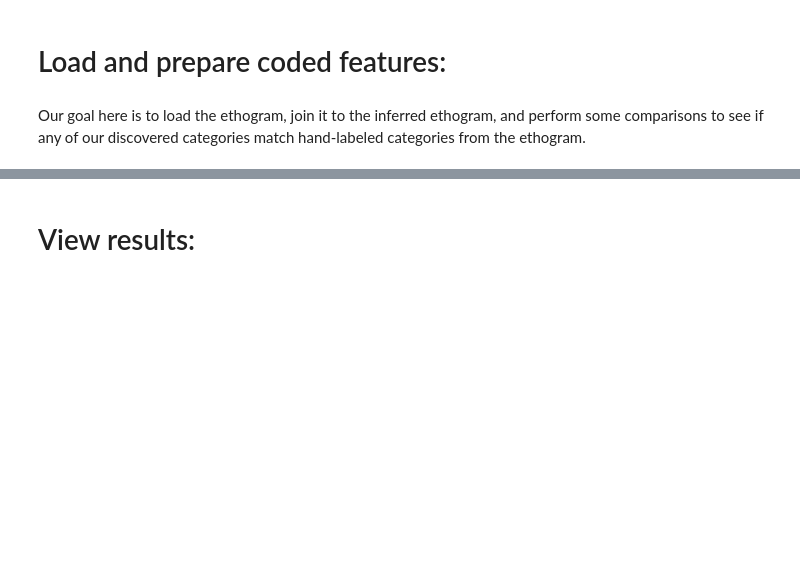
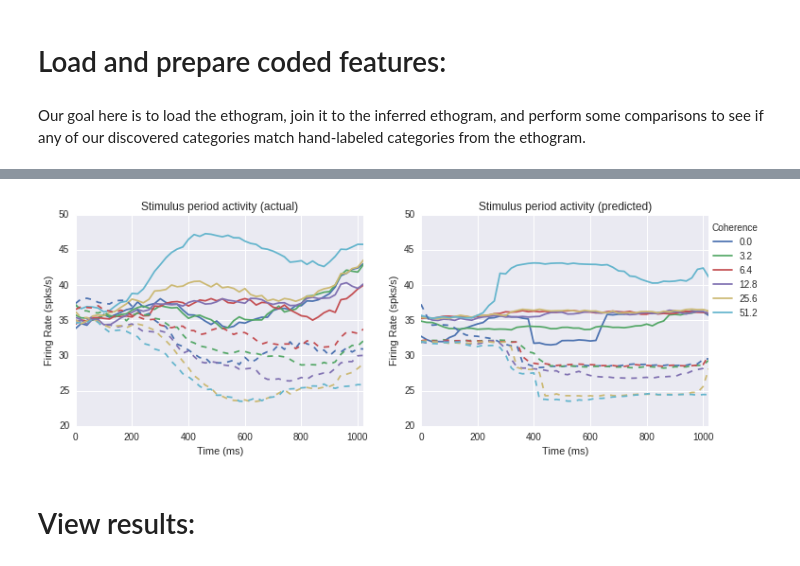
Before and after one commit to pearsonlab/spiketopics, a Jupyter notebook: experiments/roitman/explore_inferred_states.ipynb, the cells around one changed output, grey strips where cells are left out. Saved outputs shown, nothing was run; the diff lists cells and outputs as text; code cells hidden in the pictures; blank space fills up the shorter version.

Commit message:
comparison with shadlen data working

```diff
--- a/experiments/roitman/explore_inferred_states.ipynb
+++ b/experiments/roitman/explore_inferred_states.ipynb
@@ -98,6 +96,9 @@ if gpm.regressors:
     plt.xlim(0, 5);
 # %% [markdown]
 ## Latent Categories
+# %%
+frn = gpm.nodes['fr_latents']
+fr_mean_effect = frn.expected_x()
 # %%
 plt.figure(figsize=(16, 4))
 
@@ -197,3 +209,42 @@ edf.head()
+# %%
+plt.figure(figsize=(12, 4))
+
+##### first, do actual
+ax = plt.subplot(1, 2, 1)
+
+# label cols according to coherence, RF
+coh_tbl = code[['stimulus', 'coherence', 'into_RF']].drop_duplicates()
+colnames = []
+for idx, row in coh_tbl.iterrows():
+    coh_str = str(row['coherence'] / 10)
+    colnames.append(coh_str)
+
+fr.columns = colnames
+midpt = int(fr.shape[1] / 2)
+fr.iloc[:, :midpt].plot(ax=ax, legend=False)
+fr.iloc[:, midpt:].plot(ax=ax, legend=False, linestyle='--')
+plt.xlabel('Time (ms)')
+plt.ylabel('Firing Rate (spks/s)')
+plt.title('Stimulus period activity (actual)')
+yl = plt.ylim()
+
+##### now do predicted
+ax = plt.subplot(1, 2, 2)
+
+# data frame of predicted firing for each stimulus
+pred_df = code.groupby(['time', 'stimulus']).mean()['pred_fr'].unstack(level=1)
+
+# plot
+midpt = int(pred_df.shape[1] / 2)
+pred_df.iloc[:, :midpt].plot(ax=ax, legend=False)
+pred_df.iloc[:, midpt:].plot(ax=ax, legend=False, linestyle='--')
+plt.ylim(yl)
+ax.legend(colnames[:midpt], bbox_to_anchor=(1.2, 1.00), title='Coherence');
+plt.xlabel('Time (ms)')
+plt.ylabel('Firing Rate (spks/s)')
+plt.title('Stimulus period activity (predicted)');
+# %% [output]
+[figure, added]
 # %% [markdown]
 # View results:
 # %%
```
Also changed, not shown: parts of 23 cells of this notebook.
